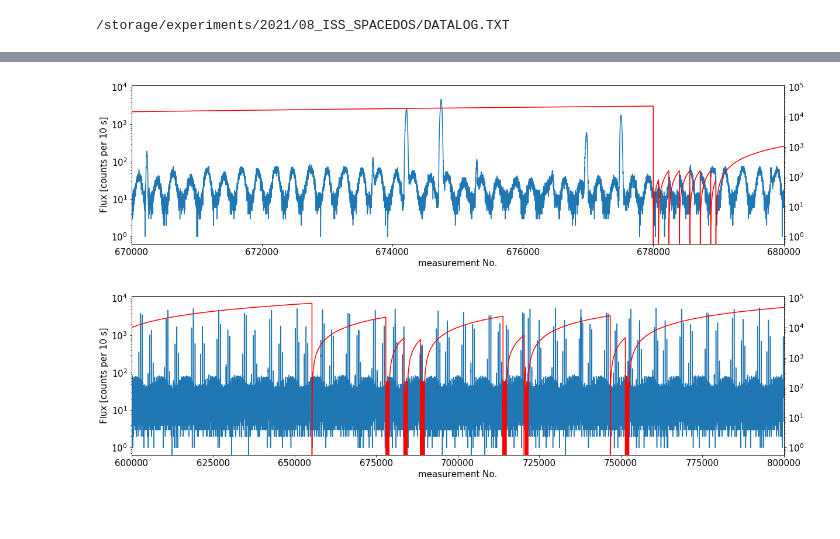
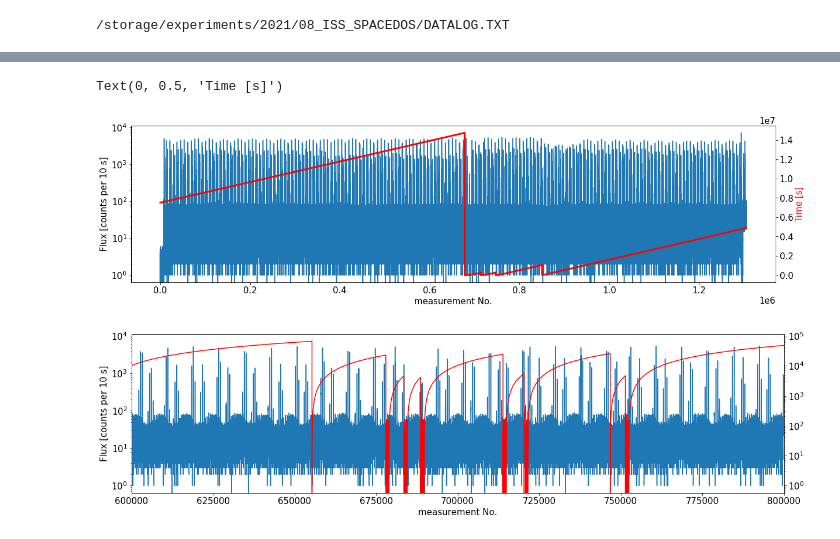
Before and after one commit to ODZ-UJF-AV-CR/ISS_SPACEDOS, a Jupyter notebook: SPACEDOS02A.ipynb, the cells around one changed output, grey strips where cells are left out. Drawn from its saved outputs; the diff is of its cells as text; code cells hidden in the pictures; blank space fills up the shorter version.

```diff
--- a/SPACEDOS02A.ipynb
+++ b/SPACEDOS02A.ipynb
@@ -728,20 +738,22 @@ Text(0, 0.5, 'Flux [counts per 10 s]')
 # %%
 plt.figure(figsize=(20,5))
 matplotlib.rcParams.update({'font.size': 15})
 
 rc['sum'].plot()
 plt.yscale('log')
 
 plt.xlabel('measurement No.')
 plt.ylabel('Flux [counts per 10 s]')
-plt.xlim([670000,680000])
+#plt.xlim([660000,740000])
 #plt.ylim([0,4000])
 
 plt.twinx()
-rc[1].plot(c='r')
-plt.yscale('log')
+rc[2].plot(c='r', lw=3)
+#plt.yscale('log')
+plt.ylabel('Time [s]', color='red')
 # %% [output]
+Text(0, 0.5, 'Time [s]')
-[figure, old version]
+[figure, new version]
 # %%
 plt.figure(figsize=(20,5))
 matplotlib.rcParams.update({'font.size': 15})
```
Also changed, not shown: parts of 5 cells of this notebook, 1 other file.
